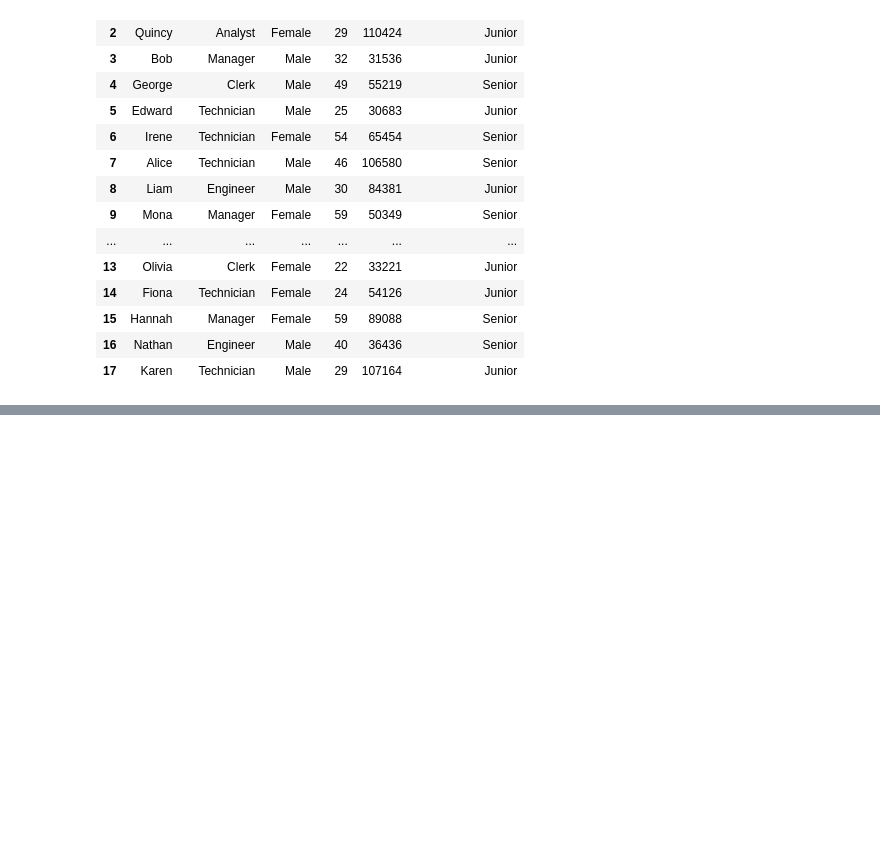
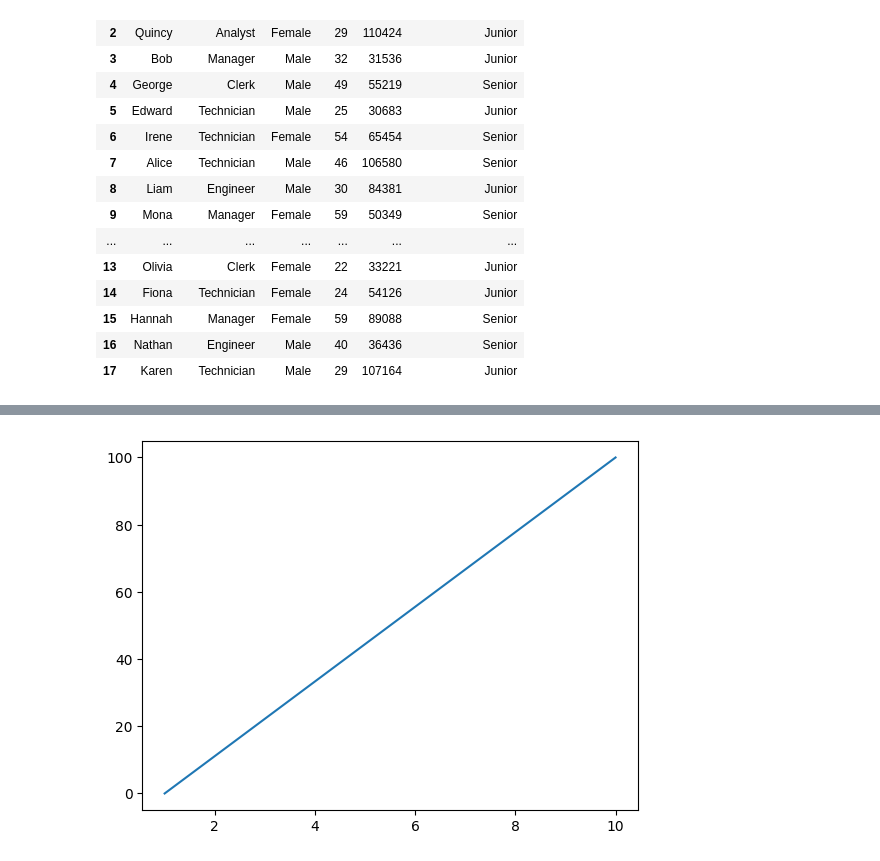
Before and after one commit to TouseefDataScientist/Machine-learning, a Jupyter notebook: AItalha.ipynb, the cells around one changed output, grey strips where cells are left out. Saved outputs shown, nothing was run; the diff lists cells and outputs as text; code cells hidden in the pictures; blank space fills up the shorter version.

```diff
--- a/AItalha.ipynb
+++ b/AItalha.ipynb
@@ -783,0 +795,8 @@ df1
+# %%
+xpoint = np.array([1, 10])
+ypoint = np.array([0, 100])
+
+plt.plot(xpoints, ypoints)
+plt.show()
+# %% [output]
+[figure, added]
```
Also changed, not shown: parts of 14 cells of this notebook, 2 other files.
